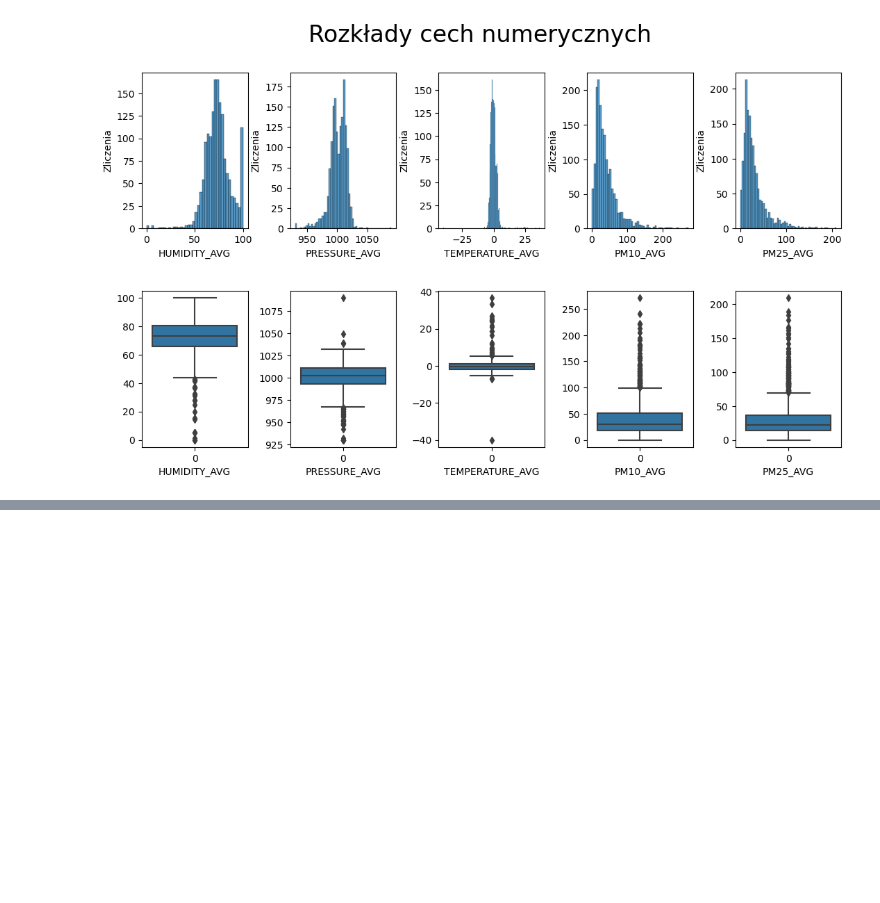
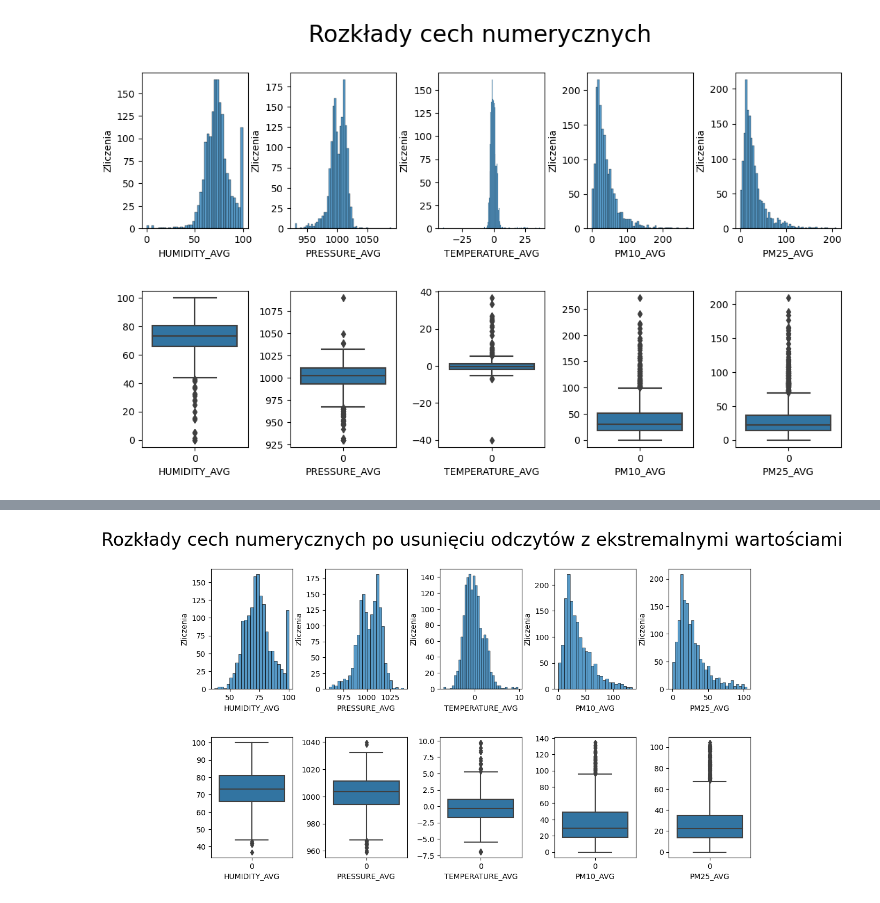
Before and after one commit to Drateffka/ML_LABS, a Jupyter notebook: lab5.ipynb, the cells around one changed output, grey strips where cells are left out. Drawn from its saved outputs; the diff is of its cells as text; code cells hidden in the pictures; blank space fills up the shorter version.

```diff
--- a/lab5.ipynb
+++ b/lab5.ipynb
@@ -143,13 +151,13 @@ Jak można zauważyć, istnieje wiele unikatowych etykiet w tych kolumnach. Najw
 # %%
 # Redukcja etykiet
 df_reduced = df_cleaned.copy()
-df_reduced['POST_CODE'] = df_cleaned.POST_CODE.str[:2]
+df_reduced['POST_CODE_DISTRICT'] = df_cleaned.POST_CODE.str[:2]
 
-print(f'Ilość unikalnych etykiet w kolumnie POST_CODE: {len(df_reduced.POST_CODE.unique())}')
+print(f'Ilość unikalnych etykiet w kolumnie POST_CODE_DISTRICT: {len(df_reduced.POST_CODE_DISTRICT.unique())}')
 
 # Obliczenie procenta zredukowanych danych
 n_before_reduction = len(df_cleaned.POST_CODE.unique())
-n_after_reduction = len(df_reduced.POST_CODE.unique())
+n_after_reduction = len(df_reduced.POST_CODE_DISTRICT.unique())
 percent_reduced = (n_before_reduction-n_after_reduction)/n_before_reduction*100
 
 print(f'Zredukowano liczbę etykiet o {round(percent_reduced, 2)}%')
@@ -162,5 +170,5 @@ Wiadomo jednak również, że pierwsza cyfra kodu pocztowego oznacza region pocz
 # %%
-df_reduced['POST_CODE_REGION'] = df_reduced.POST_CODE.str[:1]
+df_reduced['POST_CODE_REGION'] = df_reduced.POST_CODE_DISTRICT.str[:1]
 df_reduced.head()
 # %% [output]
 |  | NAME | STREET | POST_CODE | CITY | LONGITUDE | LATITUDE | HUMIDITY_AVG | PRESSURE_AVG | ... |
@@ -235,0 +261,17 @@ Name: TIMESTAMP, dtype: int64
+# %%
+col_names = ['HUMIDITY_AVG', 'PRESSURE_AVG', 'TEMPERATURE_AVG', 'PM10_AVG', 'PM25_AVG']
+df_no_outliers = df_final[(np.abs(stats.zscore(df_final[col_names])) < 3).all(axis=1)].reset_index()
+
+fig, axes = plt.subplots(2, 5, figsize=(13, 7))
+
+for i, col in enumerate(col_names):
+    sns.histplot(df_no_outliers[col], ax=axes[0, i])
+    sns.boxplot(df_no_outliers[col], ax=axes[1, i])
+    axes[0, i].set(ylabel='Zliczenia')
+    axes[1, i].set(xlabel=col)
+
+fig.suptitle('Rozkłady cech numerycznych po usunięciu odczytów z ekstremalnymi wartościami', fontsize=24)
+plt.subplots_adjust(wspace=0.4, hspace=0.4)
+plt.show()
+# %% [output]
+[figure, added]
```
Also changed, not shown: parts of 21 cells of this notebook.
